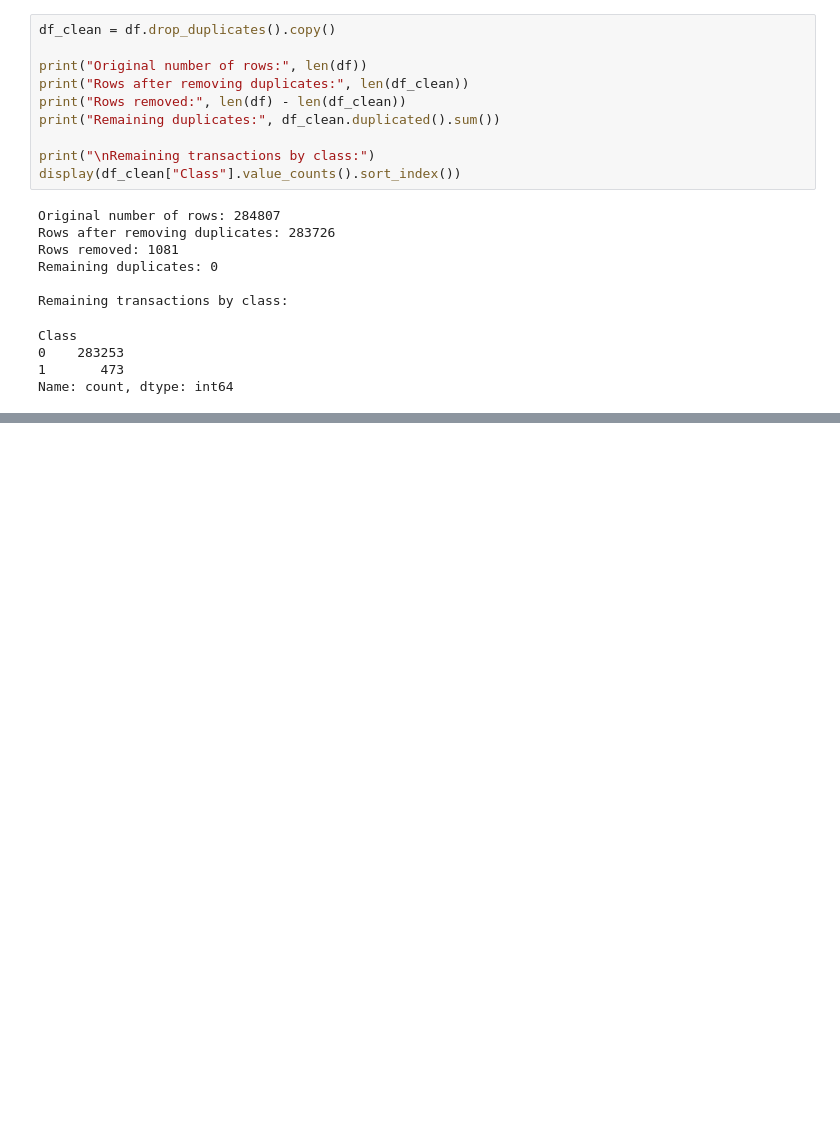
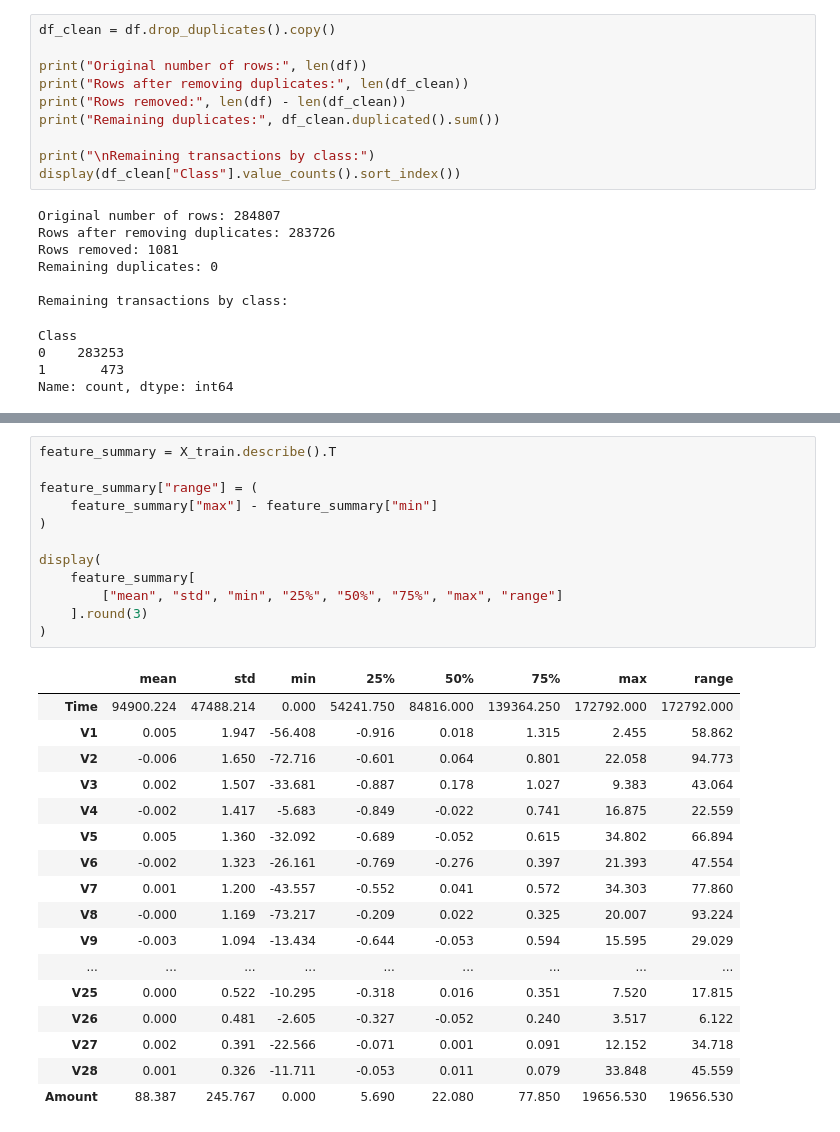
Before and after one commit to mahmoudalashkar/credit-card-fraud-detection, a Jupyter notebook: FraudShield.ipynb, the cells around one changed output, grey strips where cells are left out. Drawn from its saved outputs; the diff is of its cells as text; blank space fills up the shorter version.

```diff
--- a/FraudShield.ipynb
+++ b/FraudShield.ipynb
@@ -171,0 +292,30 @@ Negative times: 0
+# %%
+feature_summary = X_train.describe().T
+
+feature_summary["range"] = (
+    feature_summary["max"] - feature_summary["min"]
+)
+
+display(
+    feature_summary[
+        ["mean", "std", "min", "25%", "50%", "75%", "max", "range"]
+    ].round(3)
+)
+# %% [output]
+|  | mean | std | min | 25% | 50% | 75% | max | range |
+| Time | 94900.224 | 47488.214 | 0.000 | 54241.750 | 84816.000 | 139364.250 | 172792.000 | 172792.000 |
+| V1 | 0.005 | 1.947 | -56.408 | -0.916 | 0.018 | 1.315 | 2.455 | 58.862 |
+| V2 | -0.006 | 1.650 | -72.716 | -0.601 | 0.064 | 0.801 | 22.058 | 94.773 |
+| V3 | 0.002 | 1.507 | -33.681 | -0.887 | 0.178 | 1.027 | 9.383 | 43.064 |
+| V4 | -0.002 | 1.417 | -5.683 | -0.849 | -0.022 | 0.741 | 16.875 | 22.559 |
+| V5 | 0.005 | 1.360 | -32.092 | -0.689 | -0.052 | 0.615 | 34.802 | 66.894 |
+| V6 | -0.002 | 1.323 | -26.161 | -0.769 | -0.276 | 0.397 | 21.393 | 47.554 |
+| V7 | 0.001 | 1.200 | -43.557 | -0.552 | 0.041 | 0.572 | 34.303 | 77.860 |
+| V8 | -0.000 | 1.169 | -73.217 | -0.209 | 0.022 | 0.325 | 20.007 | 93.224 |
+| V9 | -0.003 | 1.094 | -13.434 | -0.644 | -0.053 | 0.594 | 15.595 | 29.029 |
+| ... | ... | ... | ... | ... | ... | ... | ... | ... |
+| V25 | 0.000 | 0.522 | -10.295 | -0.318 | 0.016 | 0.351 | 7.520 | 17.815 |
+| V26 | 0.000 | 0.481 | -2.605 | -0.327 | -0.052 | 0.240 | 3.517 | 6.122 |
+| V27 | 0.002 | 0.391 | -22.566 | -0.071 | 0.001 | 0.091 | 12.152 | 34.718 |
+| V28 | 0.001 | 0.326 | -11.711 | -0.053 | 0.011 | 0.079 | 33.848 | 45.559 |
+| Amount | 88.387 | 245.767 | 0.000 | 5.690 | 22.080 | 77.850 | 19656.530 | 19656.530 |
```
Also changed, not shown: parts of 11 cells of this notebook.
